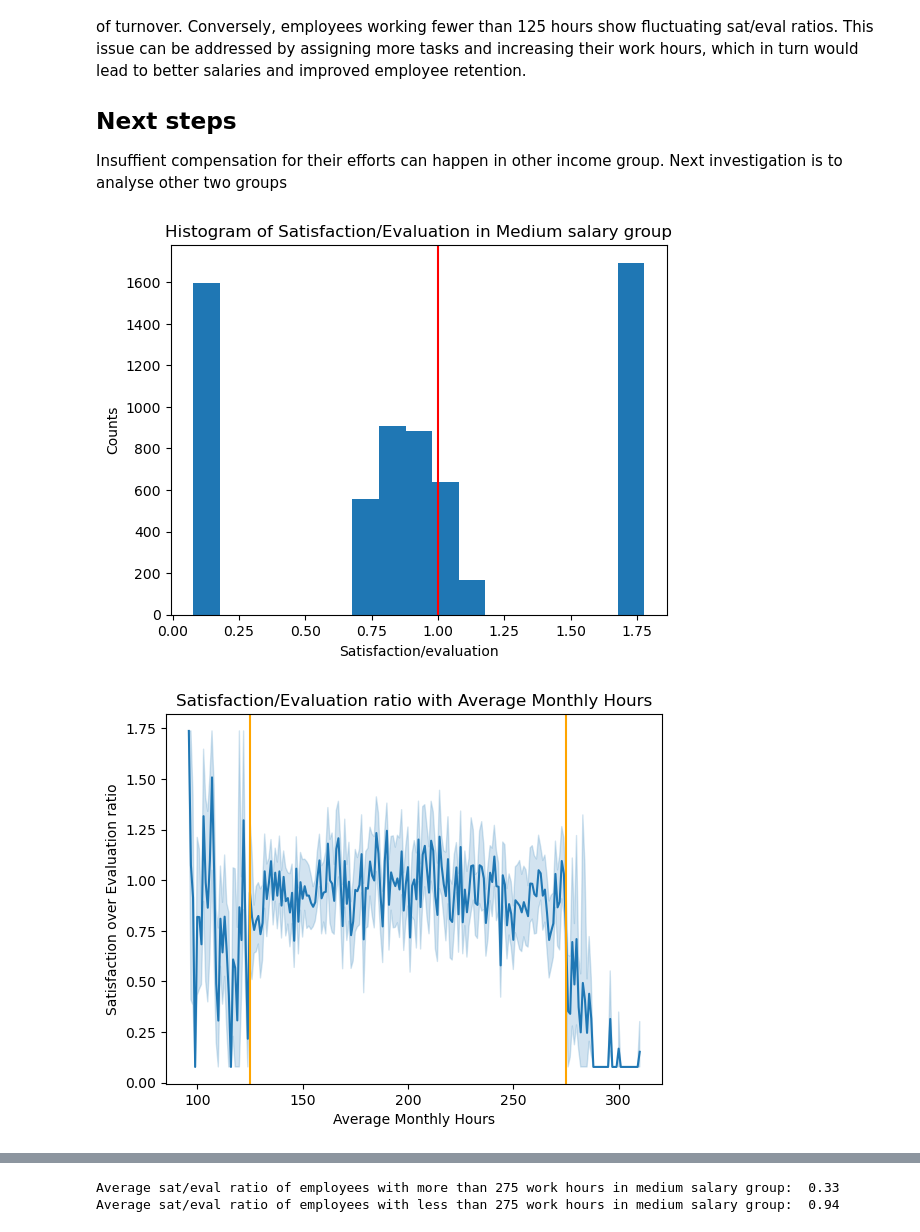
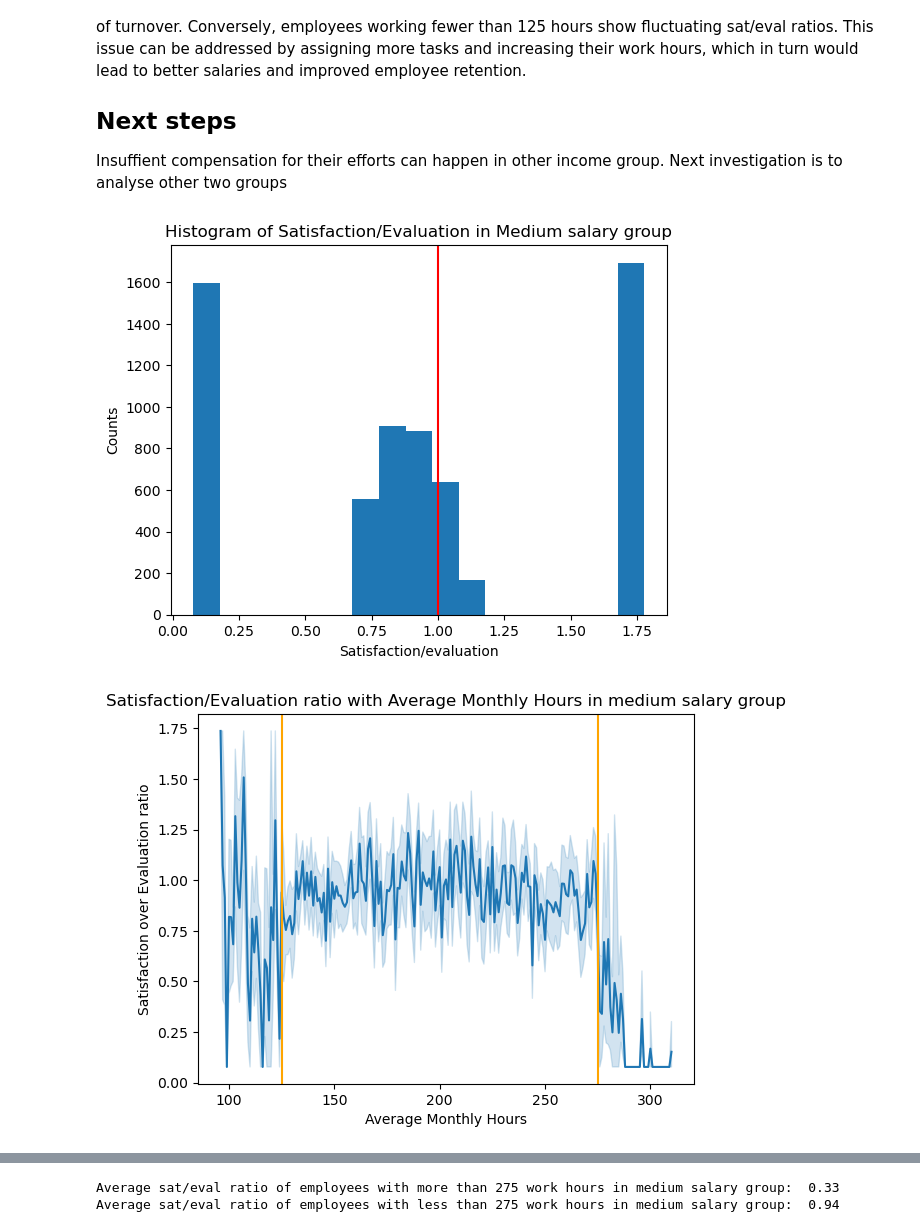
Before and after one commit to soonn22/Hr_Analytics_Job_Prediction, a Jupyter notebook: HR_Retention.ipynb, the cells around one changed output, grey strips where cells are left out. Drawn from its saved outputs; the diff is of its cells as text; code cells hidden in the pictures.

```diff
--- a/HR_Retention.ipynb
+++ b/HR_Retention.ipynb
@@ -562,28 +549,28 @@ Insuffient compensation for their efforts can happen in other income group. Next
 # %%
 df_med = df[df['salary'] == 'medium' ]
 df_med.head()
 
 width = 0.1
 bins = np.arange(min(df_med['sat/eval']), max(df_med['sat/eval']) + width, width)
 
 plt.hist(df_med['sat/eval'], bins = bins)
 plt.xlabel('Satisfaction/evaluation')
 plt.ylabel('Counts')
 plt.title('Histogram of Satisfaction/Evaluation in Medium salary group')
 plt.axvline(x = 1, color = 'red')
 plt.show()
 
 sns.lineplot(x = 'average_monthly_hours', y = 'sat/eval', data = df_med)
 plt.ylabel('Satisfaction over Evaluation ratio')
 plt.xlabel('Average Monthly Hours')
-plt.title('Satisfaction/Evaluation ratio with Average Monthly Hours')
+plt.title('Satisfaction/Evaluation ratio with Average Monthly Hours in medium salary group')
 plt.axvline(x = 275, color = 'orange')
 plt.axvline(x = 125, color = 'orange')
 
 plt.show()
 # %% [output]
 [figure]
-[figure, old version]
+[figure, new version]
 # %%
 df_high = df[df['salary'] == 'high' ]
 # df_high.head()
```
Also changed, not shown: parts of 39 cells of this notebook, 11 other files.
